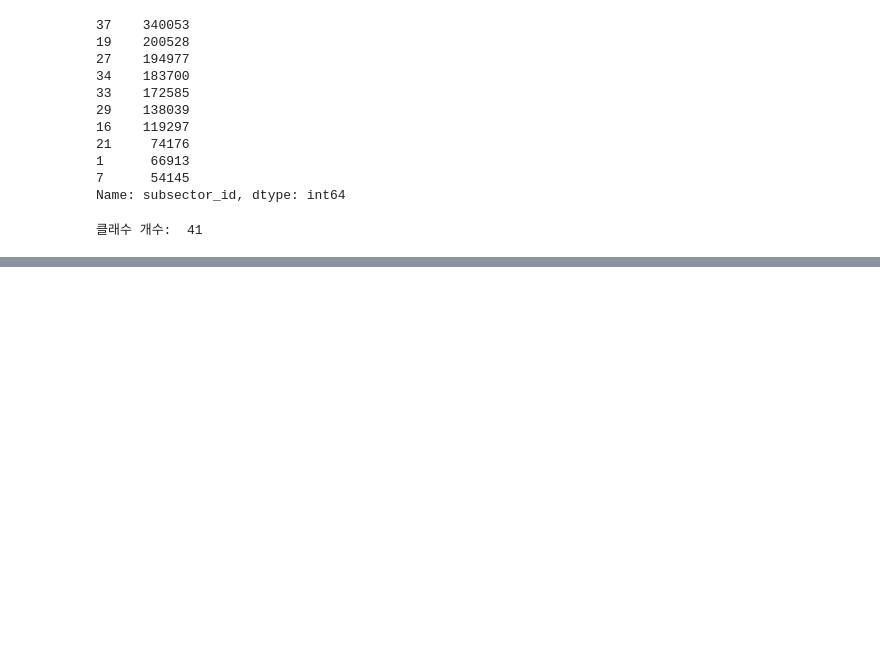
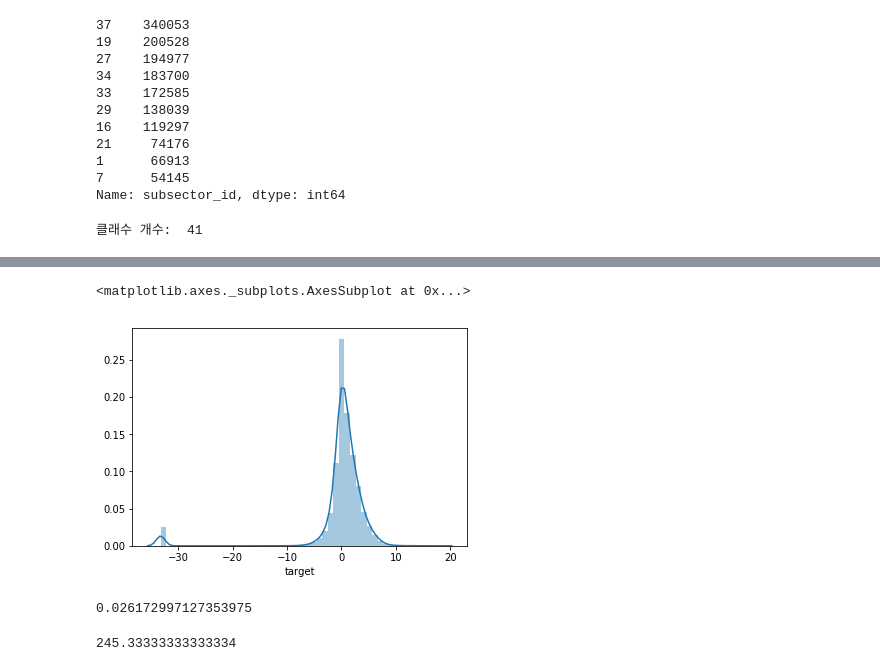
Before and after one commit to SONG-WONHO/Kaggle-Elo, a Jupyter notebook: 1-4 EDA.ipynb, the cells around one changed output, grey strips where cells are left out. Saved outputs shown, nothing was run; the diff lists cells and outputs as text; code cells hidden in the pictures; blank space fills up the shorter version.

```diff
--- a/1-4 EDA.ipynb
+++ b/1-4 EDA.ipynb
@@ -1073,0 +1119,13 @@ print("클래수 개수: ", new_history.subsector_id.unique().shape[0])
+# %%
+sns.distplot(train.drop(card_id_intersection).target)
+# %% [output]
+<matplotlib.axes._subplots.AxesSubplot at 0x...>
+[figure, added]
+# %%
+len(train.drop(card_id_intersection).target[train.drop(card_id_intersection).target < -30]) / len(train.drop(card_id_intersection).target)
+# %% [output]
+0.026172997127353975
+# %%
+736/3
+# %% [output]
+245.33333333333334
```
Also changed, not shown: parts of 10 cells of this notebook.
